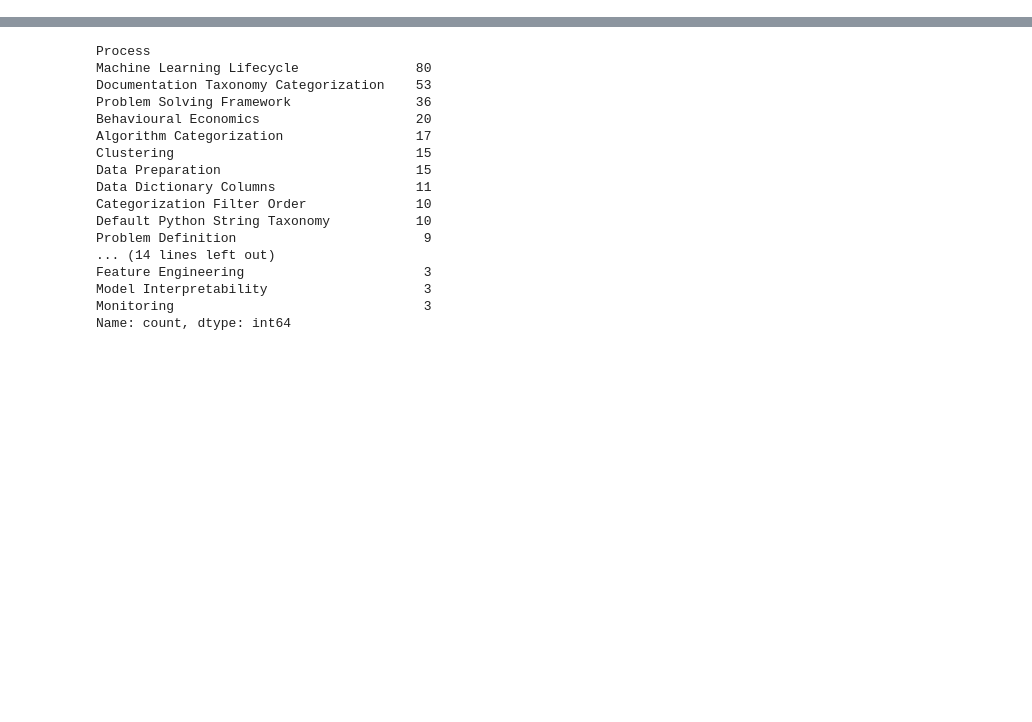
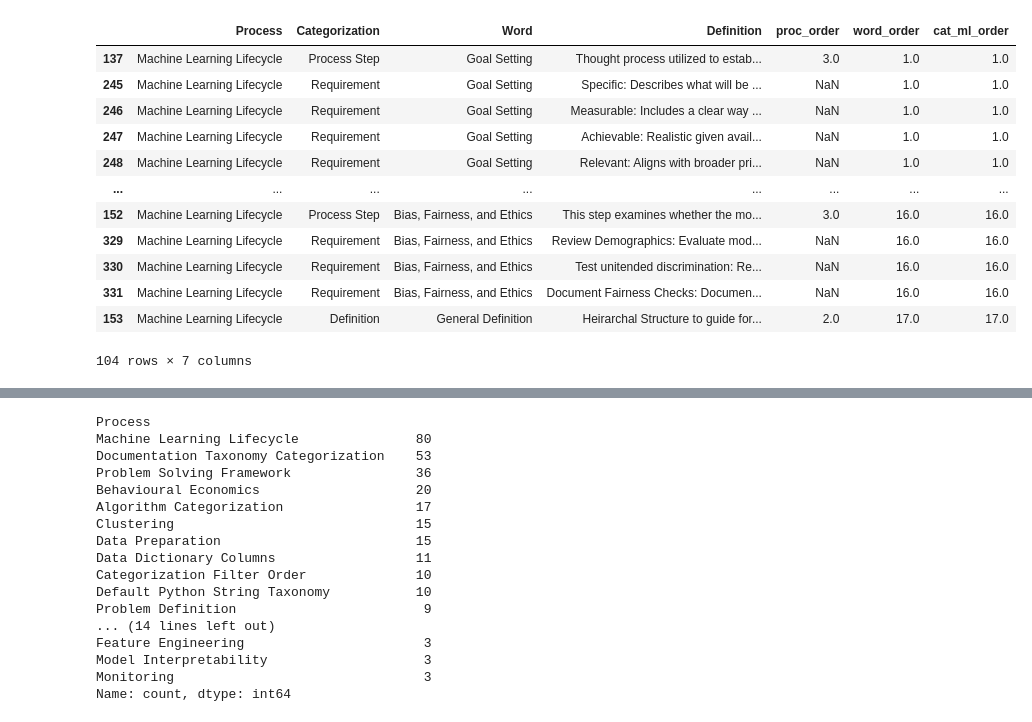
Before and after one commit to derek-dewald/Python_Tools, a Jupyter notebook: JupyterNotebooks/Daily_Pipeline_v2.ipynb, the cells around one changed output, grey strips where cells are left out. Cells and saved outputs as stored; diff of their text form; code cells hidden in the pictures; blank space fills up the shorter version.

```diff
--- a/JupyterNotebooks/Daily_Pipeline_v2.ipynb
+++ b/JupyterNotebooks/Daily_Pipeline_v2.ipynb
@@ -13,0 +111,16 @@ ETL()
+# %%
+e[e['Process']=='Machine Learning Lifecycle']
+# %% [output]
+|  | Process | Categorization | Word | Definition | proc_order | word_order | cat_ml_order |
+| 137 | Machine Learning Lifecycle | Process Step | Goal Setting | Thought process utilized to estab... | 3.0 | 1.0 | 1.0 |
+| 245 | Machine Learning Lifecycle | Requirement | Goal Setting | Specific: Describes what will be ... | NaN | 1.0 | 1.0 |
+| 246 | Machine Learning Lifecycle | Requirement | Goal Setting | Measurable: Includes a clear way ... | NaN | 1.0 | 1.0 |
+| 247 | Machine Learning Lifecycle | Requirement | Goal Setting | Achievable: Realistic given avail... | NaN | 1.0 | 1.0 |
+| 248 | Machine Learning Lifecycle | Requirement | Goal Setting | Relevant: Aligns with broader pri... | NaN | 1.0 | 1.0 |
+| ... | ... | ... | ... | ... | ... | ... | ... |
+| 152 | Machine Learning Lifecycle | Process Step | Bias, Fairness, and Ethics | This step examines whether the mo... | 3.0 | 16.0 | 16.0 |
+| 329 | Machine Learning Lifecycle | Requirement | Bias, Fairness, and Ethics | Review Demographics: Evaluate mod... | NaN | 16.0 | 16.0 |
+| 330 | Machine Learning Lifecycle | Requirement | Bias, Fairness, and Ethics | Test unitended discrimination: Re... | NaN | 16.0 | 16.0 |
+| 331 | Machine Learning Lifecycle | Requirement | Bias, Fairness, and Ethics | Document Fairness Checks: Documen... | NaN | 16.0 | 16.0 |
+| 153 | Machine Learning Lifecycle | Definition | General Definition | Heirarchal Structure to guide for... | 2.0 | 17.0 | 17.0 |
+104 rows × 7 columns
```
Also changed, not shown: parts of 10 cells of this notebook, 8 other files.
